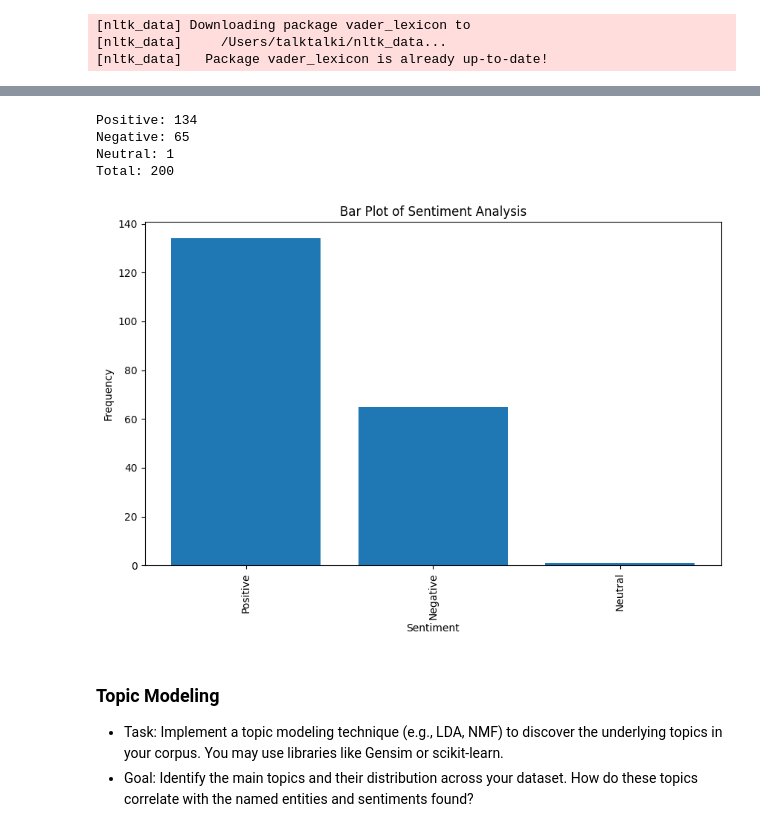
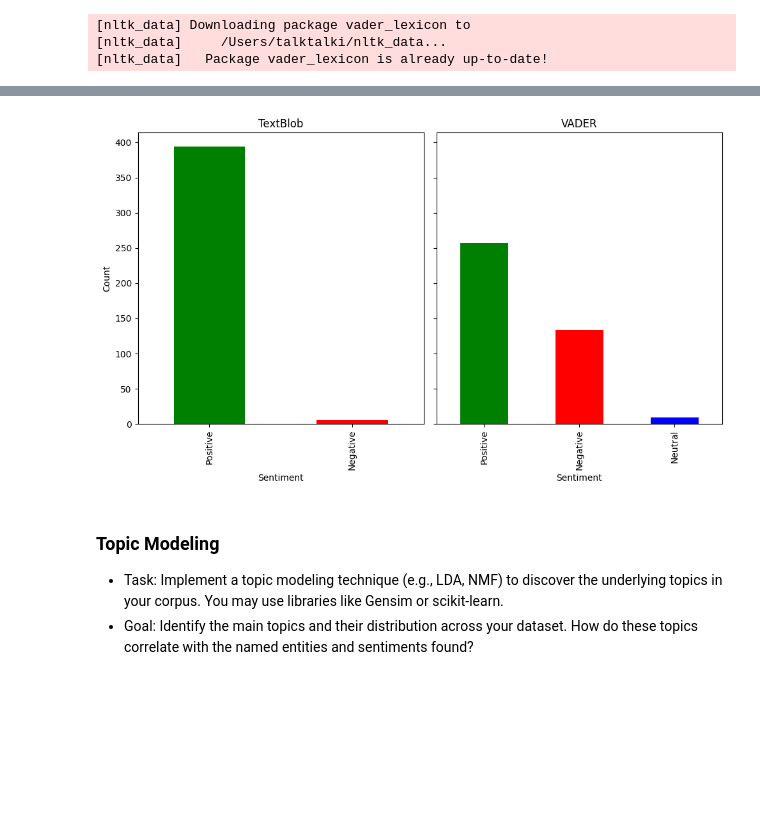
Before and after one commit to talktalki/ANLX, a Jupyter notebook: text_classification.ipynb, the cells around one changed output, grey strips where cells are left out. Drawn from its saved outputs; the diff is of its cells as text; code cells hidden in the pictures; blank space fills up the shorter version.

```diff
--- a/text_classification.ipynb
+++ b/text_classification.ipynb
@@ -171,7 +178,7 @@ from nltk.sentiment import SentimentIntensityAnalyzer
 [nltk_data]     /Users/talktalki/nltk_data...
 [nltk_data]   Package vader_lexicon is already up-to-date!
 # %%
-sent_pol = []
+sent_scores = []
 sent_class = []
 vader_scores = []
 vader_class = []
@@ -184,13 +191,15 @@ for article in articles:
     sentiment_polarity = blob.sentiment.polarity
     vader_score = sid.polarity_scores(article)
 
-    sent_pol.append(sentiment_polarity)
-    sent_class.append('Positive' if sentiment_polarity > 0 else 'Negative' if sentiment_polarity < 0 else 'Neutral')
+    sent_scores.append(sentiment_polarity)
+    sent_class.append('Positive' if sentiment_polarity >= 0
+                      else 'Negative' if sentiment_polarity <= 0 else 'Neutral')
 
     vader_scores.append(vader_score['compound'])
-    vader_class.append('Positive' if vader_score['compound'] > 0 else 'Negative' if vader_score['compound'] < 0 else 'Neutral')
+    vader_class.append('Positive' if vader_score['compound'] >= 0.05
+                       else 'Negative' if vader_score['compound'] <= -0.05 else 'Neutral')
 
-df['textblob_score'] = sent_pol
+df['textblob_score'] = sent_scores
 df['textblob_class'] = sent_class
 df['vader_score'] = vader_scores
 df['vader_class'] = vader_class
@@ -214,35 +223,25 @@ df[:50]
 | 47 | ‘Sick Shaming’ at the Office Lead... | At the height of the pandemic, Me... | -0.050268 | Negative | -0.9942 | Negative |
 | 48 | Juries Sentence to Death Based on... | Though there are guidelines for w... | 0.093885 | Positive | -0.9448 | Negative |
 | 49 | Journal Paywalls Are Slowing Canc... | Despite significant strides in re... | 0.066869 | Positive | -0.9018 | Negative |
-# %%
-# Count how many positive and negative sentiments
-pos_ct = df['vader_class'].apply(lambda x: str(x).count('Positive')).sum()
-neg_ct = df['vader_class'].apply(lambda x: str(x).count('Negative')).sum()
-neut_ct = df['vader_class'].apply(lambda x: str(x).count('Neutral')).sum()
-
-
-print("Positive:", df['vader_class'].apply(lambda x: str(x).count('Positive')).sum())
-print("Negative:", df['vader_class'].apply(lambda x: str(x).count('Negative')).sum())
-print("Neutral:", df['vader_class'].apply(lambda x: str(x).count('Neutral')).sum())
-print("Total:", len(df))
-# %% [output]
-Positive: 134
-Negative: 65
-Neutral: 1
-Total: 200
-# %%
-label = ['Positive','Negative','Neutral']
-count = [pos_ct, neg_ct, neut_ct]
-
-plt.figure(figsize=(10, 6))
-plt.bar(label, count)
-plt.xticks(label, rotation=90)
-plt.xlabel('Sentiment')
-plt.ylabel('Frequency')
-plt.title("Bar Plot of Sentiment Analysis")
-plt.show()
-# %% [output]
-[figure, removed]
+# %%
+textblob_counts = df['textblob_class'].value_counts()
+vader_counts = df['vader_class'].value_counts()
+
+fig, axs = plt.subplots(1, 2, figsize=(10, 6), sharey=True)
+bars_col1 = textblob_counts.plot(kind='bar', color=['green', 'red', 'blue'], ax=axs[0])
+axs[0].set_title('TextBlob')
+axs[0].set_xlabel('Sentiment')
+axs[0].set_ylabel('Count')
+
+vader_counts.plot(kind='bar', color=['green', 'red', 'blue'], ax=axs[1])
+axs[1].set_title('VADER')
+axs[1].set_xlabel('Sentiment')
+axs[1].set_ylabel('Count')
+
+plt.tight_layout()
+plt.show()
+# %% [output]
+[figure, added]
 # %% [markdown]
 ### Topic Modeling
 - Task: Implement a topic modeling technique (e.g., LDA, NMF) to discover the underlying topics in your corpus. You may use libraries like Gensim or scikit-learn.
```
Also changed, not shown: parts of 24 cells of this notebook, 2 other files.
